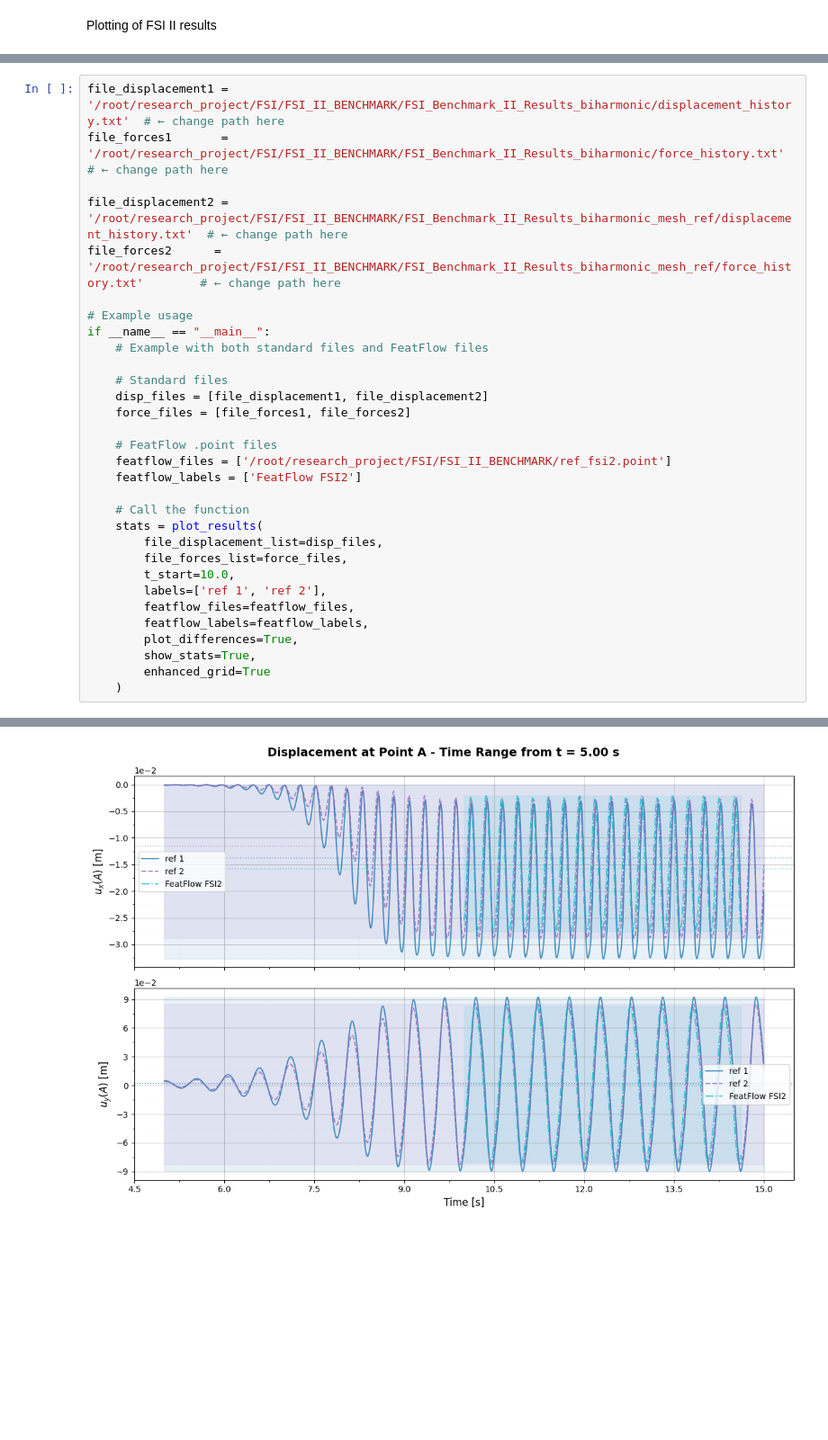
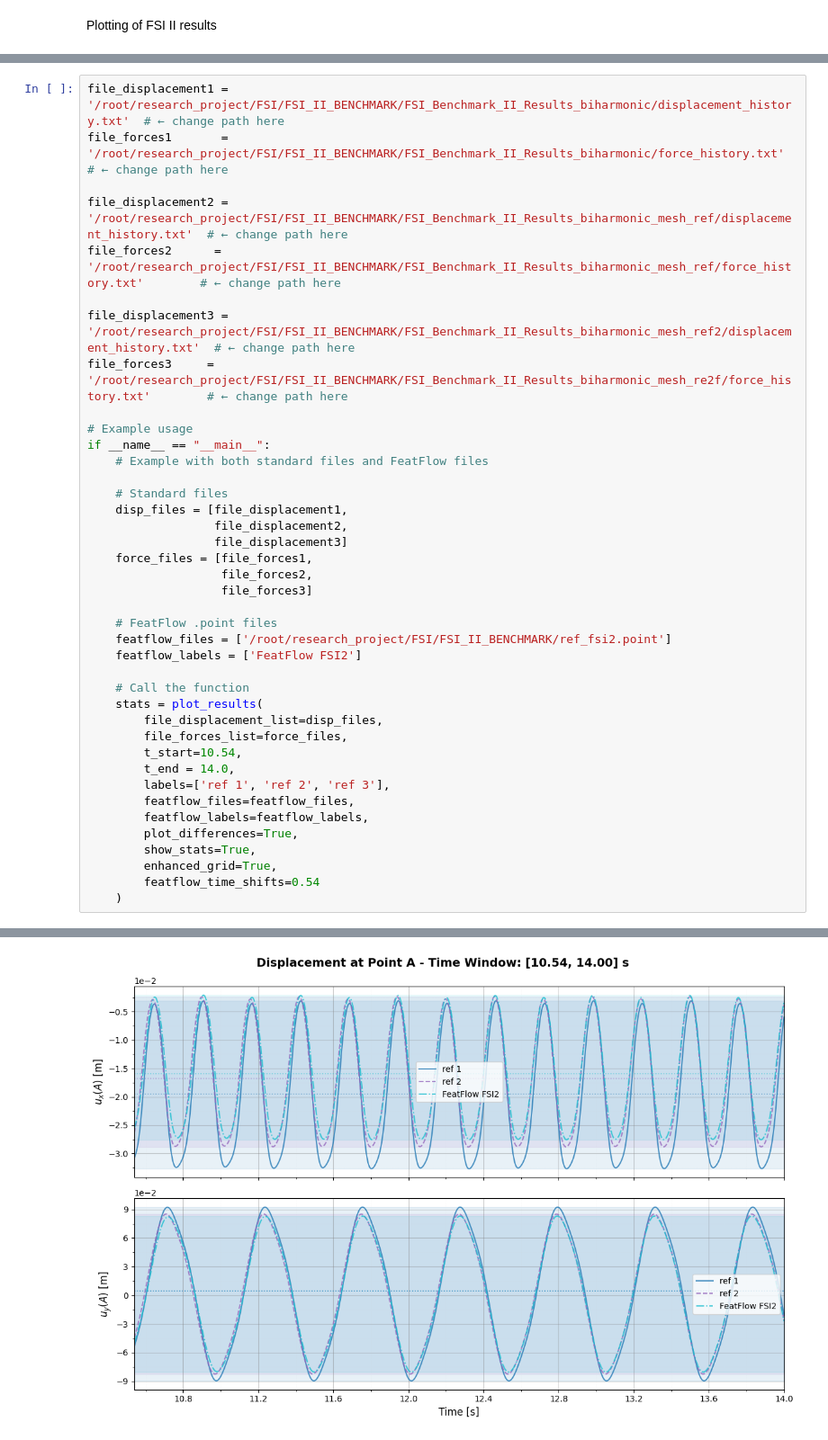
Before and after one commit to Linh-V/dragonfly_FSI, a Jupyter notebook: FSI/FSI_II_BENCHMARK/plots.ipynb, the cells around one changed output, grey strips where cells are left out. Shown at 90% size. Cells and saved outputs as stored; diff of their text form; blank space fills up the shorter version.

```diff
--- a/FSI/FSI_II_BENCHMARK/plots.ipynb
+++ b/FSI/FSI_II_BENCHMARK/plots.ipynb
@@ -577,13 +638,20 @@ file_forces1       = '/root/research_project/FSI/FSI_II_BENCHMARK/FSI_Benchmark_
 file_displacement2 = '/root/research_project/FSI/FSI_II_BENCHMARK/FSI_Benchmark_II_Results_biharmonic_mesh_ref/displacement_history.txt'  # ← change path here
 file_forces2      = '/root/research_project/FSI/FSI_II_BENCHMARK/FSI_Benchmark_II_Results_biharmonic_mesh_ref/force_history.txt'        # ← change path here
 
+file_displacement3 = '/root/research_project/FSI/FSI_II_BENCHMARK/FSI_Benchmark_II_Results_biharmonic_mesh_ref2/displacement_history.txt'  # ← change path here
+file_forces3     = '/root/research_project/FSI/FSI_II_BENCHMARK/FSI_Benchmark_II_Results_biharmonic_mesh_re2f/force_history.txt'        # ← change path here
+
 # Example usage
 if __name__ == "__main__":
     # Example with both standard files and FeatFlow files
 
     # Standard files
-    disp_files = [file_displacement1, file_displacement2]
-    force_files = [file_forces1, file_forces2]
+    disp_files = [file_displacement1,
+                  file_displacement2,
+                  file_displacement3]
+    force_files = [file_forces1,
+                   file_forces2,
+                   file_forces3]
 
     # FeatFlow .point files
     featflow_files = ['/root/research_project/FSI/FSI_II_BENCHMARK/ref_fsi2.point']
@@ -593,13 +661,15 @@ if __name__ == "__main__":
     stats = plot_results(
         file_displacement_list=disp_files,
         file_forces_list=force_files,
-        t_start=10.0,
-        labels=['ref 1', 'ref 2'],
+        t_start=10.54,
+        t_end = 14.0,
+        labels=['ref 1', 'ref 2', 'ref 3'],
         featflow_files=featflow_files,
         featflow_labels=featflow_labels,
         plot_differences=True,
         show_stats=True,
-        enhanced_grid=True
+        enhanced_grid=True,
+        featflow_time_shifts=0.54
     )
 # %% [output]
 ================================================================================
@@ -624 +694 @@ F_L                   3.1408    -241.6737     239.5657     481.2394
-[figure, old version]
+[figure, new version]
```
Also changed, not shown: parts of 2 cells of this notebook, 7 other files.
